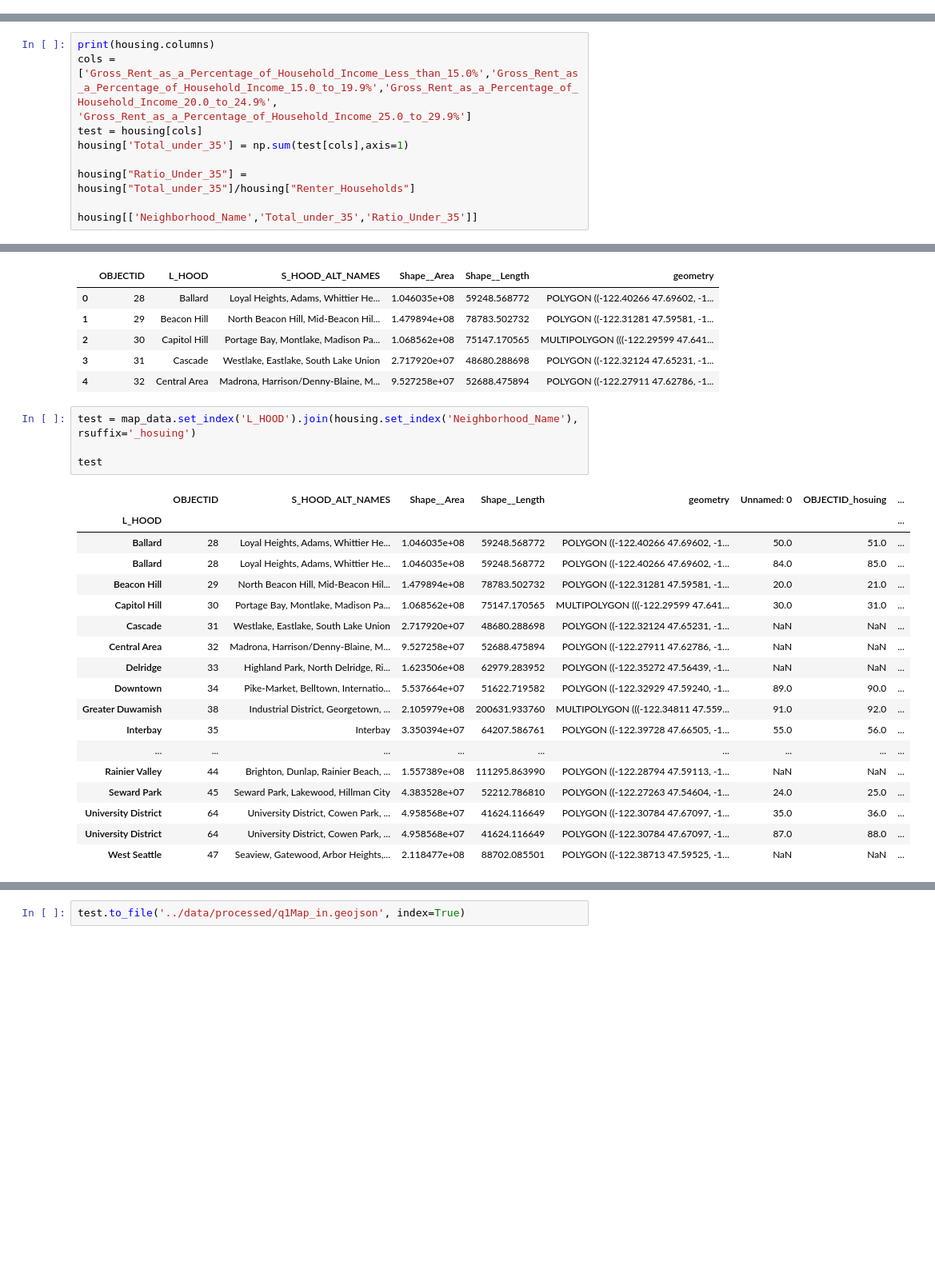
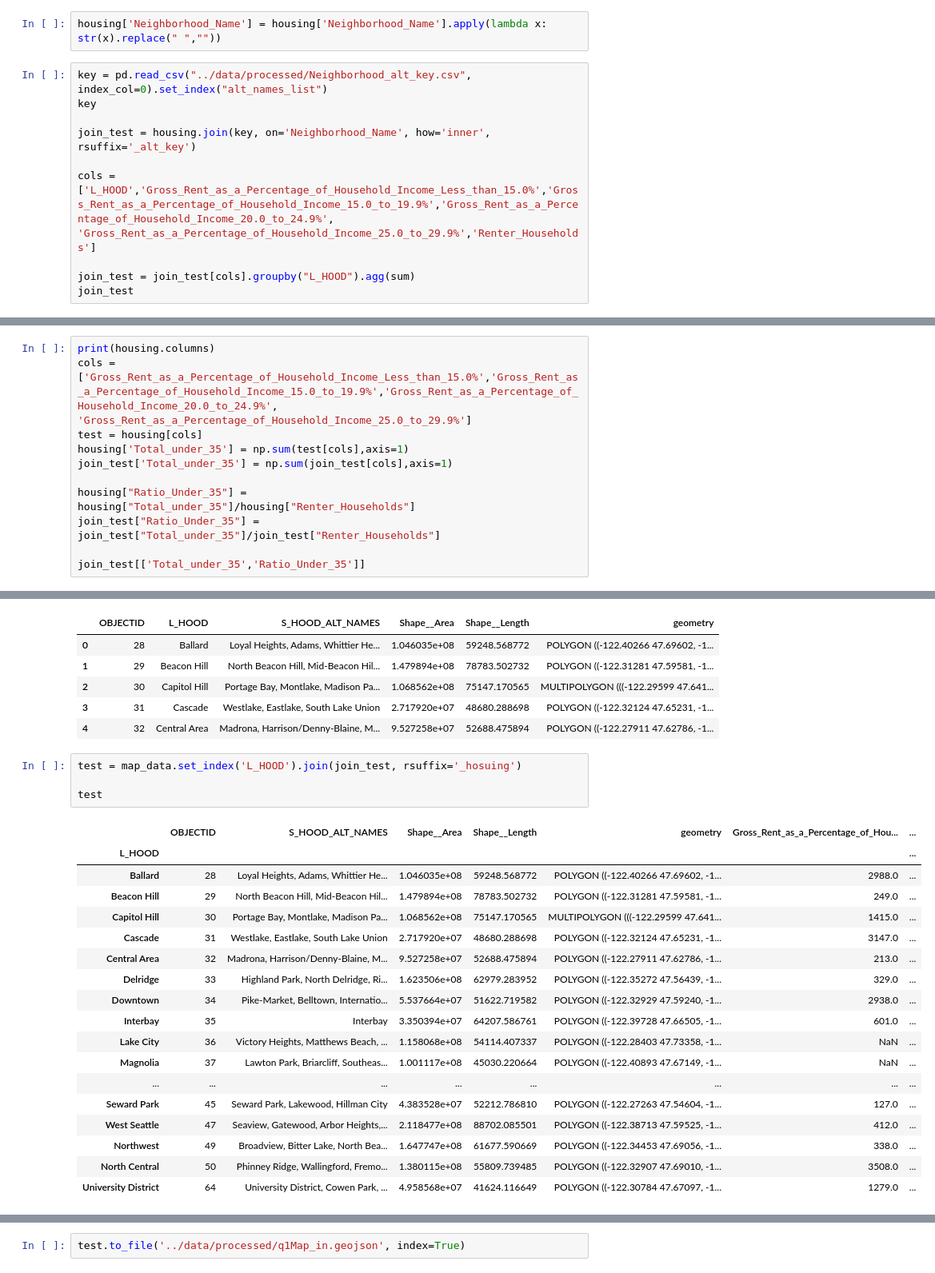
Before and after one commit to tint3dgreen/Capstone, a Jupyter notebook: src/Question_1.ipynb, the cells around one changed output, grey strips where cells are left out. Shown at 80% size. Drawn from its saved outputs; the diff is of its cells as text; blank space fills up the shorter version.

```diff
--- a/src/Question_1.ipynb
+++ b/src/Question_1.ipynb
@@ -33,3 +33,15 @@ housing.loc[(housing["Neighborhood_Name"] == "Ballard") | (housing["Neighborhood
 | 84 | 84 | 85 | 303.0 | Ballard | UCUV | Hub Urban Village | ... |
 | 87 | 87 | 88 | 401.0 | University District | UCUV | Urban Center | ... |
 4 rows × 47 columns
+# %%
+housing['Neighborhood_Name'] = housing['Neighborhood_Name'].apply(lambda x: str(x).replace(" ",""))
+# %%
+key = pd.read_csv("../data/processed/Neighborhood_alt_key.csv", index_col=0).set_index("alt_names_list")
+key
+
+join_test = housing.join(key, on='Neighborhood_Name', how='inner', rsuffix='_alt_key')
+
+cols = ['L_HOOD','Gross_Rent_as_a_Percentage_of_Household_Income_Less_than_15.0%','Gross_Rent_as_a_Percentage_of_Household_Income_15.0_to_19.9%','Gross_Rent_as_a_Percentage_of_Household_Income_20.0_to_24.9%', 'Gross_Rent_as_a_Percentage_of_Household_Income_25.0_to_29.9%','Renter_Households']
+
+join_test = join_test[cols].groupby("L_HOOD").agg(sum)
+join_test
@@ -38,10 +69,12 @@ print(housing.columns)
 cols = ['Gross_Rent_as_a_Percentage_of_Household_Income_Less_than_15.0%','Gross_Rent_as_a_Percentage_of_Household_Income_15.0_to_19.9%','Gross_Rent_as_a_Percentage_of_Household_Income_20.0_to_24.9%', 'Gross_Rent_as_a_Percentage_of_Household_Income_25.0_to_29.9%']
 test = housing[cols]
 housing['Total_under_35'] = np.sum(test[cols],axis=1)
+join_test['Total_under_35'] = np.sum(join_test[cols],axis=1)
 
 housing["Ratio_Under_35"] = housing["Total_under_35"]/housing["Renter_Households"]
+join_test["Ratio_Under_35"] = join_test["Total_under_35"]/join_test["Renter_Households"]
 
-housing[['Neighborhood_Name','Total_under_35','Ratio_Under_35']]
+join_test[['Total_under_35','Ratio_Under_35']]
 # %% [output]
 Index(['Unnamed: 0', 'OBJECTID', 'NEIGH_NO', 'Neighborhood_Name',
        'Neighborhood_Type', 'Neighborhood_Subtype', 'ACS_Vinatage',
@@ -117,25 +155,25 @@ map_data.head()
 | 3 | 31 | Cascade | Westlake, Eastlake, South Lake Union | 2.717920e+07 | 48680.288698 | POLYGON ((-122.32124 47.65231, -1... |
 | 4 | 32 | Central Area | Madrona, Harrison/Denny-Blaine, M... | 9.527258e+07 | 52688.475894 | POLYGON ((-122.27911 47.62786, -1... |
 # %%
-test = map_data.set_index('L_HOOD').join(housing.set_index('Neighborhood_Name'), rsuffix='_hosuing')
+test = map_data.set_index('L_HOOD').join(join_test, rsuffix='_hosuing')
 
 test
 # %% [output]
-|  | OBJECTID | S_HOOD_ALT_NAMES | Shape__Area | Shape__Length | geometry | Unnamed: 0 | OBJECTID_hosuing | ... |
-| L_HOOD |  |  |  |  |  |  |  | ... |
-| Ballard | 28 | Loyal Heights, Adams, Whittier He... | 1.046035e+08 | 59248.568772 | POLYGON ((-122.40266 47.69602, -1... | 50.0 | 51.0 | ... |
-| Ballard | 28 | Loyal Heights, Adams, Whittier He... | 1.046035e+08 | 59248.568772 | POLYGON ((-122.40266 47.69602, -1... | 84.0 | 85.0 | ... |
-| Beacon Hill | 29 | North Beacon Hill, Mid-Beacon Hil... | 1.479894e+08 | 78783.502732 | POLYGON ((-122.31281 47.59581, -1... | 20.0 | 21.0 | ... |
-| Capitol Hill | 30 | Portage Bay, Montlake, Madison Pa... | 1.068562e+08 | 75147.170565 | MULTIPOLYGON (((-122.29599 47.641... | 30.0 | 31.0 | ... |
-| Cascade | 31 | Westlake, Eastlake, South Lake Union | 2.717920e+07 | 48680.288698 | POLYGON ((-122.32124 47.65231, -1... | NaN | NaN | ... |
-| Central Area | 32 | Madrona, Harrison/Denny-Blaine, M... | 9.527258e+07 | 52688.475894 | POLYGON ((-122.27911 47.62786, -1... | NaN | NaN | ... |
-| Delridge | 33 | Highland Park, North Delridge, Ri... | 1.623506e+08 | 62979.283952 | POLYGON ((-122.35272 47.56439, -1... | NaN | NaN | ... |
-| Downtown | 34 | Pike-Market, Belltown, Internatio... | 5.537664e+07 | 51622.719582 | POLYGON ((-122.32929 47.59240, -1... | 89.0 | 90.0 | ... |
-| Greater Duwamish | 38 | Industrial District, Georgetown, ... | 2.105979e+08 | 200631.933760 | MULTIPOLYGON (((-122.34811 47.559... | 91.0 | 92.0 | ... |
-| Interbay | 35 | Interbay | 3.350394e+07 | 64207.586761 | POLYGON ((-122.39728 47.66505, -1... | 55.0 | 56.0 | ... |
-| ... | ... | ... | ... | ... | ... | ... | ... | ... |
-| Rainier Valley | 44 | Brighton, Dunlap, Rainier Beach, ... | 1.557389e+08 | 111295.863990 | POLYGON ((-122.28794 47.59113, -1... | NaN | NaN | ... |
-| Seward Park | 45 | Seward Park, Lakewood, Hillman City | 4.383528e+07 | 52212.786810 | POLYGON ((-122.27263 47.54604, -1... | 24.0 | 25.0 | ... |
-| University District | 64 | University District, Cowen Park, ... | 4.958568e+07 | 41624.116649 | POLYGON ((-122.30784 47.67097, -1... | 35.0 | 36.0 | ... |
-| University District | 64 | University District, Cowen Park, ... | 4.958568e+07 | 41624.116649 | POLYGON ((-122.30784 47.67097, -1... | 87.0 | 88.0 | ... |
-| West Seattle | 47 | Seaview, Gatewood, Arbor Heights,... | 2.118477e+08 | 88702.085501 | POLYGON ((-122.38713 47.59525, -1... | NaN | NaN | ... |
+|  | OBJECTID | S_HOOD_ALT_NAMES | Shape__Area | Shape__Length | geometry | Gross_Rent_as_a_Percentage_of_Hou... | ... |
+| L_HOOD |  |  |  |  |  |  | ... |
+| Ballard | 28 | Loyal Heights, Adams, Whittier He... | 1.046035e+08 | 59248.568772 | POLYGON ((-122.40266 47.69602, -1... | 2988.0 | ... |
+| Beacon Hill | 29 | North Beacon Hill, Mid-Beacon Hil... | 1.479894e+08 | 78783.502732 | POLYGON ((-122.31281 47.59581, -1... | 249.0 | ... |
+| Capitol Hill | 30 | Portage Bay, Montlake, Madison Pa... | 1.068562e+08 | 75147.170565 | MULTIPOLYGON (((-122.29599 47.641... | 1415.0 | ... |
+| Cascade | 31 | Westlake, Eastlake, South Lake Union | 2.717920e+07 | 48680.288698 | POLYGON ((-122.32124 47.65231, -1... | 3147.0 | ... |
+| Central Area | 32 | Madrona, Harrison/Denny-Blaine, M... | 9.527258e+07 | 52688.475894 | POLYGON ((-122.27911 47.62786, -1... | 213.0 | ... |
+| Delridge | 33 | Highland Park, North Delridge, Ri... | 1.623506e+08 | 62979.283952 | POLYGON ((-122.35272 47.56439, -1... | 329.0 | ... |
+| Downtown | 34 | Pike-Market, Belltown, Internatio... | 5.537664e+07 | 51622.719582 | POLYGON ((-122.32929 47.59240, -1... | 2938.0 | ... |
+| Interbay | 35 | Interbay | 3.350394e+07 | 64207.586761 | POLYGON ((-122.39728 47.66505, -1... | 601.0 | ... |
+| Lake City | 36 | Victory Heights, Matthews Beach, ... | 1.158068e+08 | 54114.407337 | POLYGON ((-122.28403 47.73358, -1... | NaN | ... |
+| Magnolia | 37 | Lawton Park, Briarcliff, Southeas... | 1.001117e+08 | 45030.220664 | POLYGON ((-122.40893 47.67149, -1... | NaN | ... |
+| ... | ... | ... | ... | ... | ... | ... | ... |
+| Seward Park | 45 | Seward Park, Lakewood, Hillman City | 4.383528e+07 | 52212.786810 | POLYGON ((-122.27263 47.54604, -1... | 127.0 | ... |
+| West Seattle | 47 | Seaview, Gatewood, Arbor Heights,... | 2.118477e+08 | 88702.085501 | POLYGON ((-122.38713 47.59525, -1... | 412.0 | ... |
+| Northwest | 49 | Broadview, Bitter Lake, North Bea... | 1.647747e+08 | 61677.590669 | POLYGON ((-122.34453 47.69056, -1... | 338.0 | ... |
+| North Central | 50 | Phinney Ridge, Wallingford, Fremo... | 1.380115e+08 | 55809.739485 | POLYGON ((-122.32907 47.69010, -1... | 3508.0 | ... |
+| University District | 64 | University District, Cowen Park, ... | 4.958568e+07 | 41624.116649 | POLYGON ((-122.30784 47.67097, -1... | 1279.0 | ... |
```
Also changed, not shown: parts of 6 cells of this notebook, 4 other files.
